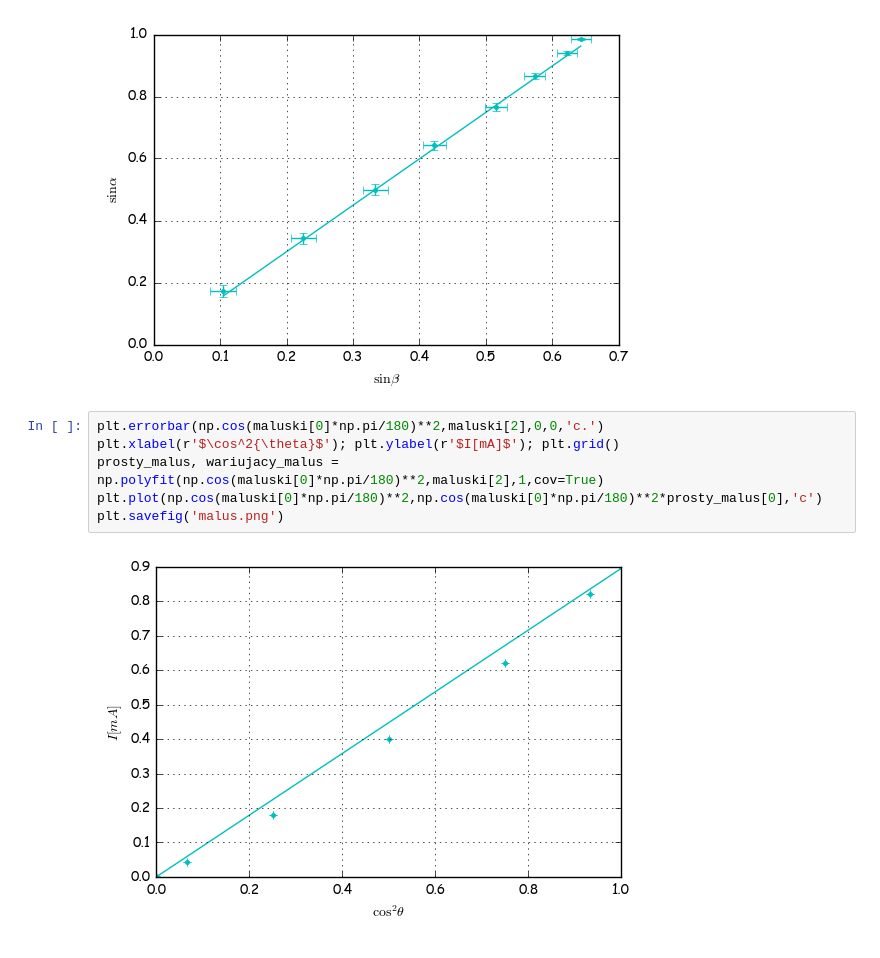
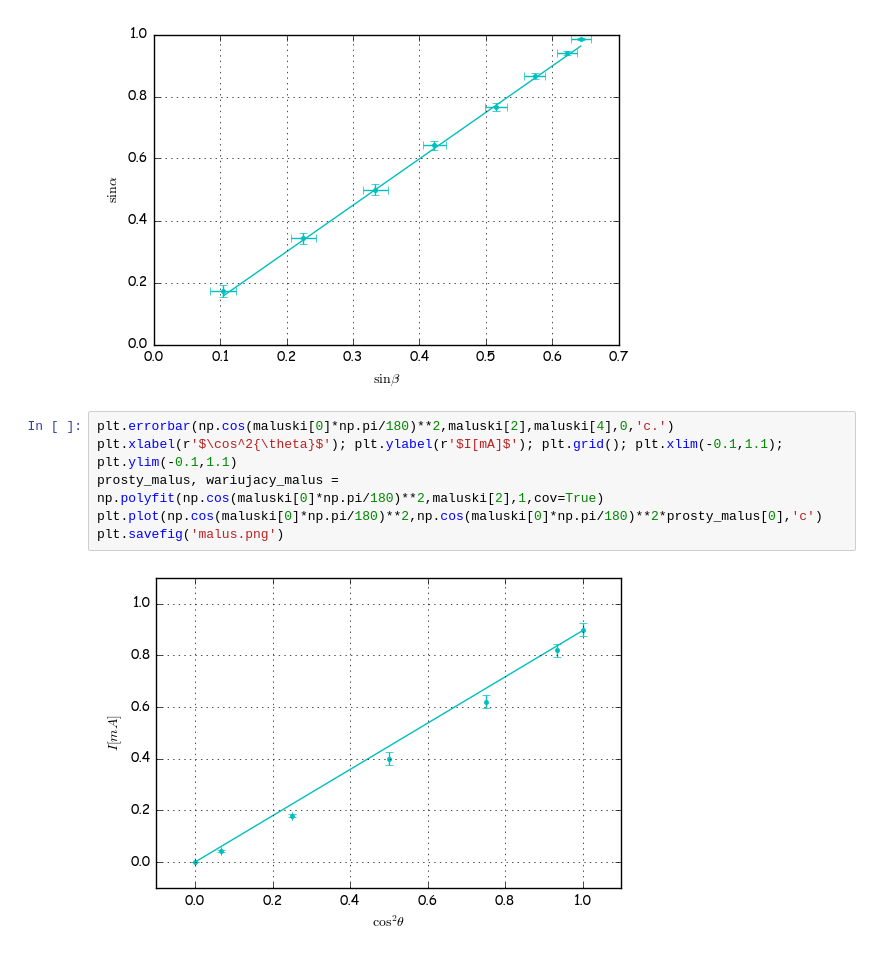
Before and after one commit to MarikinPaulina/LabFiz1, a Jupyter notebook: 04-30-Bryś/Bryś.ipynb, the cells around one changed output. Drawn from its saved outputs; the diff is of its cells as text.

```diff
--- a/04-30-Bryś/Bryś.ipynb
+++ b/04-30-Bryś/Bryś.ipynb
@@ -84,13 +84,13 @@ plt.savefig('snella.png')
 # %% [output]
 [figure]
 # %%
-plt.errorbar(np.cos(maluski[0]*np.pi/180)**2,maluski[2],0,0,'c.')
-plt.xlabel(r'$\cos^2{\theta}$'); plt.ylabel(r'$I[mA]$'); plt.grid()
+plt.errorbar(np.cos(maluski[0]*np.pi/180)**2,maluski[2],maluski[4],0,'c.')
+plt.xlabel(r'$\cos^2{\theta}$'); plt.ylabel(r'$I[mA]$'); plt.grid(); plt.xlim(-0.1,1.1); plt.ylim(-0.1,1.1)
 prosty_malus, wariujacy_malus = np.polyfit(np.cos(maluski[0]*np.pi/180)**2,maluski[2],1,cov=True)
 plt.plot(np.cos(maluski[0]*np.pi/180)**2,np.cos(maluski[0]*np.pi/180)**2*prosty_malus[0],'c')
 plt.savefig('malus.png')
 # %% [output]
-[figure, old version]
+[figure, new version]
 # %%
 n_snela = prosty_snell[0]
 print("Ze snella",n_snela, "+/-",np.sqrt(wariujacy_snell[0,0]))
```
Also changed, not shown: parts of 1 cell of this notebook, 16 other files.
